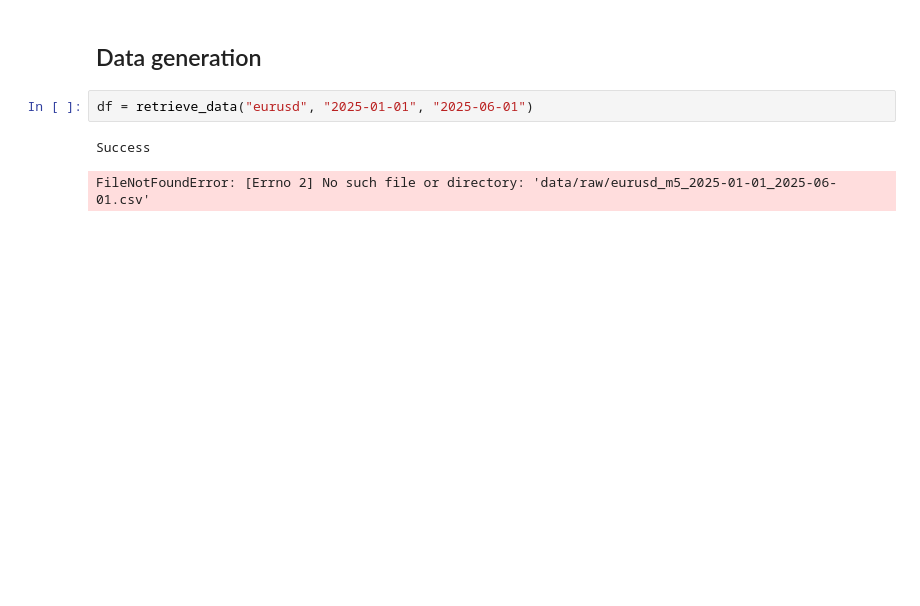
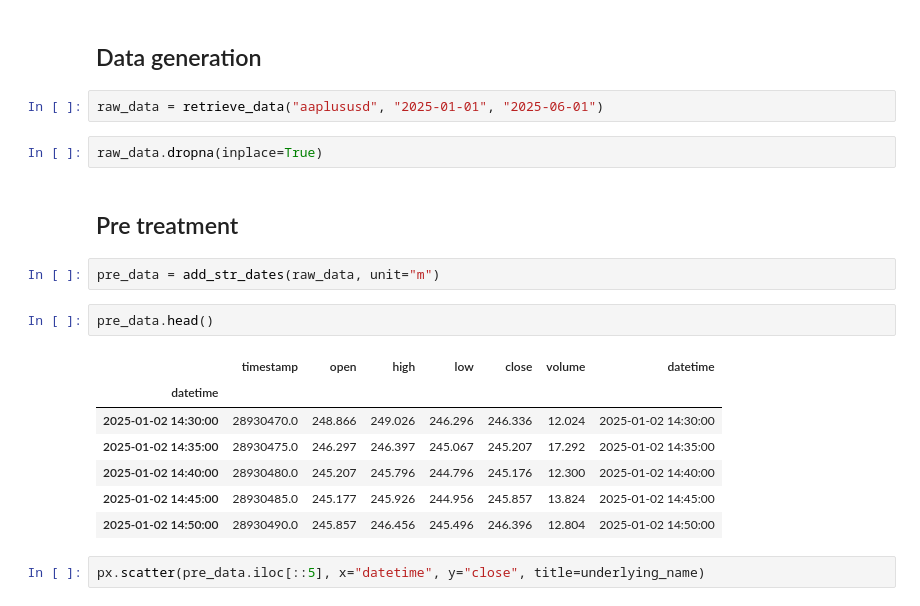
Before and after one commit to Akryuma/exercice_forecasting_timeseries, a Jupyter notebook: notebooks/main_nb.ipynb, the cells around one changed output. Cells and saved outputs as stored; diff of their text form; blank space fills up the shorter version.

```diff
--- a/notebooks/main_nb.ipynb
+++ b/notebooks/main_nb.ipynb
@@ -9,7 +17,22 @@ from data import retrieve_data
 # %% [markdown]
 ## Data generation
 # %%
-df = retrieve_data("eurusd", "2025-01-01", "2025-06-01")
+raw_data = retrieve_data("aaplususd", "2025-01-01", "2025-06-01")
-# %% [output]
-Success
-FileNotFoundError: [Errno 2] No such file or directory: 'data/raw/eurusd_m5_2025-01-01_2025-06-01.csv'
+# %%
+raw_data.dropna(inplace=True)
+# %% [markdown]
+## Pre treatment
+# %%
+pre_data = add_str_dates(raw_data, unit="m")
+# %%
+pre_data.head()
+# %% [output]
+|  | timestamp | open | high | low | close | volume | datetime |
+| datetime |  |  |  |  |  |  |  |
+| 2025-01-02 14:30:00 | 28930470.0 | 248.866 | 249.026 | 246.296 | 246.336 | 12.024 | 2025-01-02 14:30:00 |
+| 2025-01-02 14:35:00 | 28930475.0 | 246.297 | 246.397 | 245.067 | 245.207 | 17.292 | 2025-01-02 14:35:00 |
+| 2025-01-02 14:40:00 | 28930480.0 | 245.207 | 245.796 | 244.796 | 245.176 | 12.300 | 2025-01-02 14:40:00 |
+| 2025-01-02 14:45:00 | 28930485.0 | 245.177 | 245.926 | 244.956 | 245.857 | 13.824 | 2025-01-02 14:45:00 |
+| 2025-01-02 14:50:00 | 28930490.0 | 245.857 | 246.456 | 245.496 | 246.396 | 12.804 | 2025-01-02 14:50:00 |
+# %%
+px.scatter(pre_data.iloc[::5], x="datetime", y="close", title=underlying_name)
```
Also changed, not shown: parts of 14 cells of this notebook, 8 other files.
